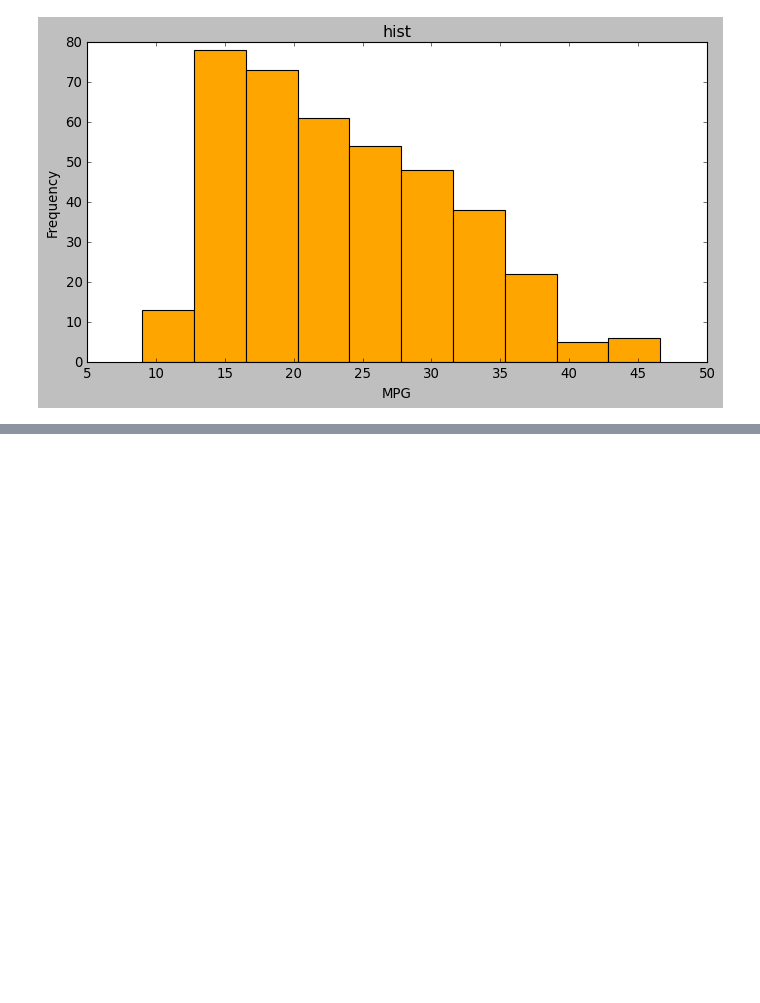
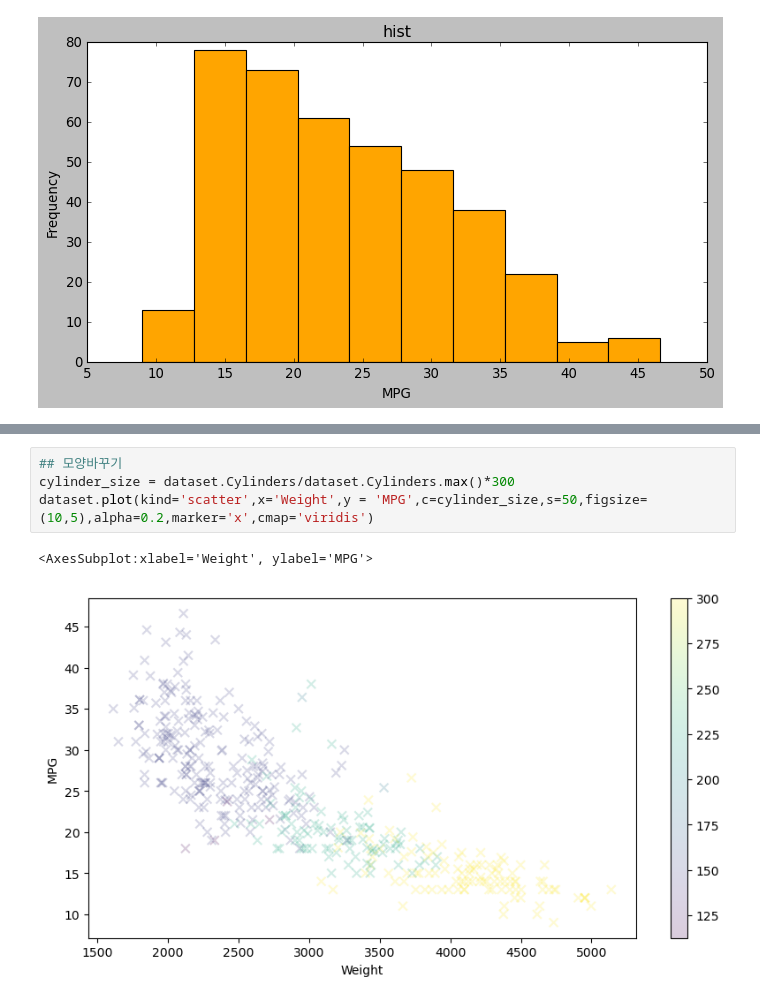
Before and after one commit to donghyeonlim/Data-analysis, a Jupyter notebook: matplotlib.ipynb, the cells around one changed output, grey strips where cells are left out. Drawn from its saved outputs; the diff is of its cells as text; blank space fills up the shorter version.

```diff
--- a/matplotlib.ipynb
+++ b/matplotlib.ipynb
@@ -236,0 +253,7 @@ Text(0.5, 0, 'MPG')
+# %%
+## 모양바꾸기
+cylinder_size = dataset.Cylinders/dataset.Cylinders.max()*300
+dataset.plot(kind='scatter',x='Weight',y = 'MPG',c=cylinder_size,s=50,figsize=(10,5),alpha=0.2,marker='x',cmap='viridis')
+# %% [output]
+<AxesSubplot:xlabel='Weight', ylabel='MPG'>
+[figure, added]
```
Also changed, not shown: parts of 16 cells of this notebook.
